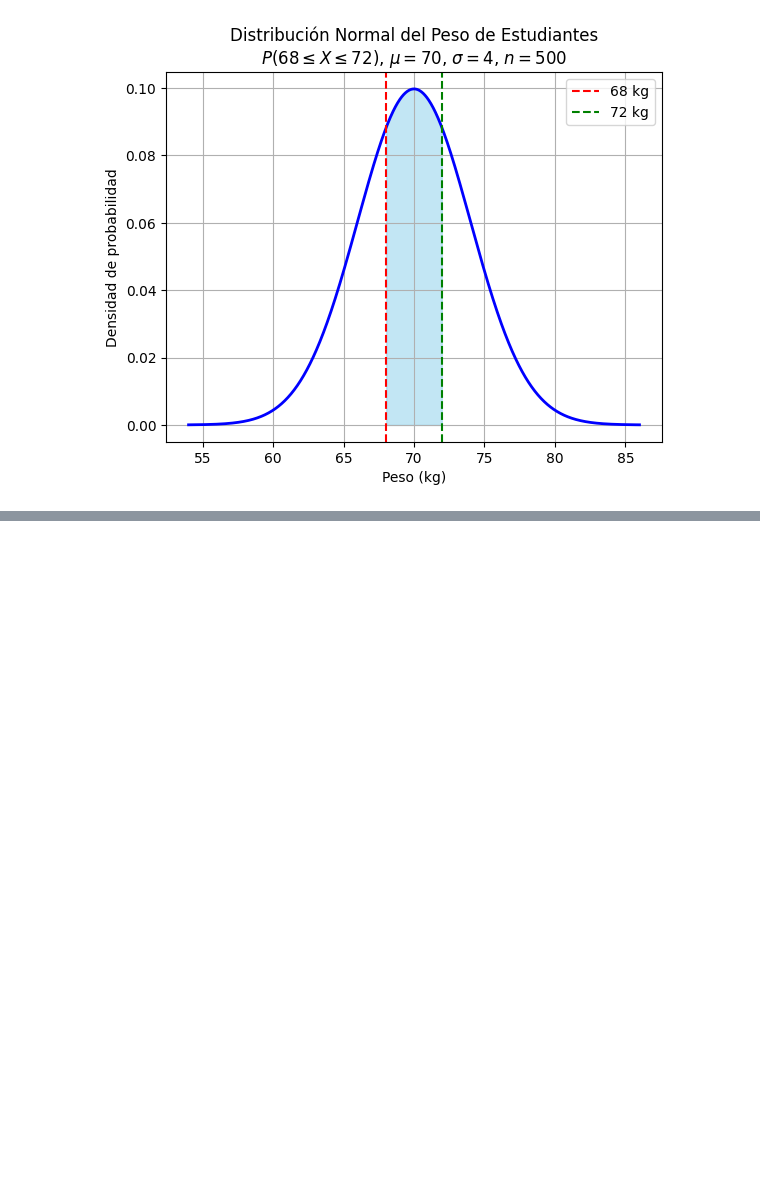
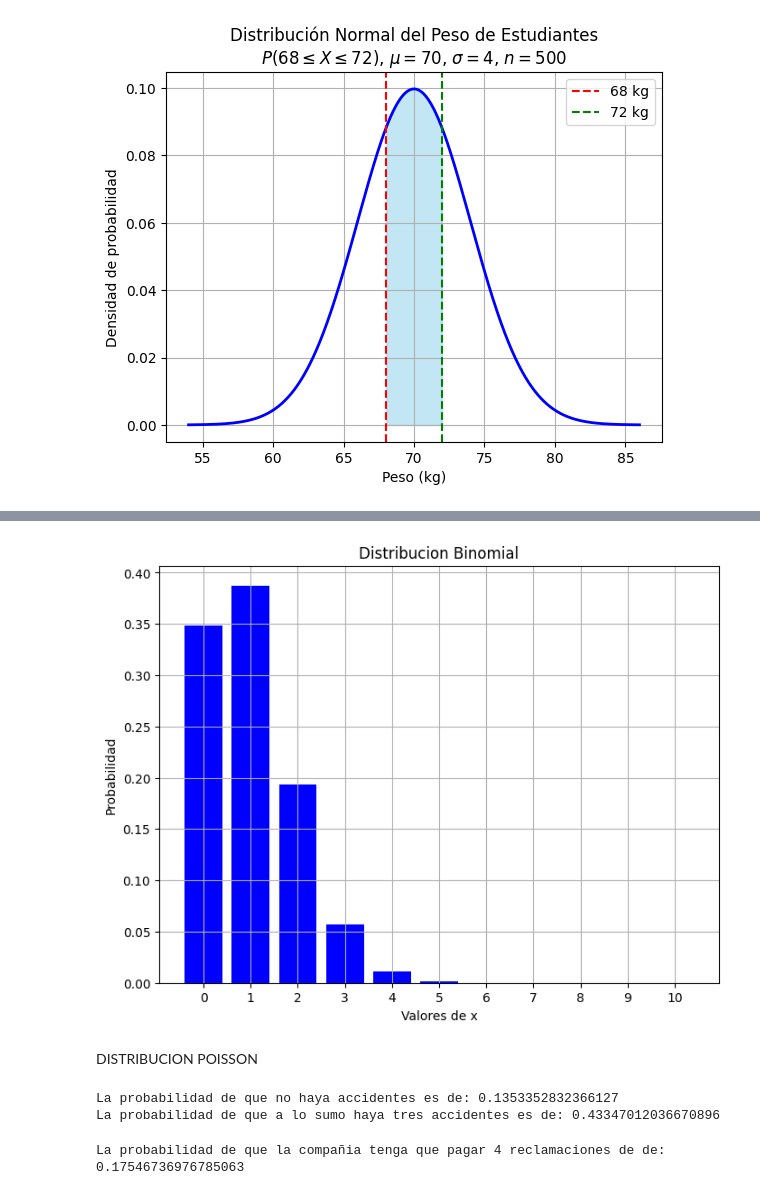
Before and after one commit to JorgeLopez06/Probabilidad_Y_Estadistica, a Jupyter notebook: Ejrcicios_de_valor_esperado_Unidad_4.ipynb, the cells around one changed output, grey strips where cells are left out. Cells and saved outputs as stored; diff of their text form; code cells hidden in the pictures; blank space fills up the shorter version.

```diff
--- a/Ejrcicios_de_valor_esperado_Unidad_4.ipynb
+++ b/Ejrcicios_de_valor_esperado_Unidad_4.ipynb
@@ -206,0 +233,9 @@ Número estimado de estudiantes entre 68 y 72 kg: 191.46
+# %%
+#Para una variable aleatoria binomial de n=10 y una probabilidad de 0.10
+#Encontrar la probabilidad de la variable aleatoria x = 2. Realizar un programa en python que resuelva el problema usando una distribucion de probabilidad binomial
+from scipy.stats import binom
+n=10
+p=0.10
+x=2
+probabilidad_x_2=binom.pmf(x,n,p)
+print("La probabilidad de que la variable aleatoria x sea igual a 2 es de:", probabilidad_x_2)
@@ -206,0 +244,18 @@ Número estimado de estudiantes entre 68 y 72 kg: 191.46
+# %%
+#Una variable aleatoria binomial de n=10 con probabilidad de 0.10
+#Calcular las probabilidades para cada valor de x=0 hasta 10
+#Imprimir la tabla de valores de x y sus probabilidades
+#Gráficar el histograma de la distribucion binomial
+
+import numpy as np
+import matplotlib.pyplot as plt
+from scipy.stats import binom
+
+n=10
+p=0.10
+
+valores_x=np.arange(0,n+1)
+probabilidades_x=[binom.pmf(x,n,p) for x in valores_x]
+print("Valores de x y sus probabilidades:")
+for x, probabilidad in zip(valores_x,probabilidades_x):
+  print(f"{x}\t\t{probabilidad}")
@@ -206,0 +275,52 @@ Número estimado de estudiantes entre 68 y 72 kg: 191.46
+# %%
+#Histograma distribucion binomial
+plt.figure(figsize=(8,6))
+plt.bar(valores_x,probabilidades_x,color='blue')
+plt.title("Distribucion Binomial")
+plt.xlabel("Valores de x")
+plt.ylabel("Probabilidad")
+plt.xticks(valores_x)
+plt.grid(True)
+plt.show()
+# %% [output]
+[figure, added]
+# %% [markdown]
+DISTRIBUCION POISSON
+# %%
+#El numero promedio de accidentes de transito en cierto crusero de carretera es de dos por semana. supongamos que el numero de accidentes sigue una distribucion de poisson con una media = 2 .
+#1 encuentre la probabilidad de que no haya accidentes en este crucero de carretera durante un periodo de 1 semana.
+#2 encuentre la probabilidad de que a lo sumo haya tres accidentes en esta sección de carretera durante un periodo de 3 semanas.
+
+from scipy.stats import poisson
+
+#1
+
+media_accidentes=2
+
+probabilidad_0_accidentes= poisson.pmf(0,media_accidentes)
+print("La probabilidad de que no haya accidentes es de:", probabilidad_0_accidentes)
+
+#2
+
+media_2_semanas= media_accidentes * 2
+
+probabilidad_3_accidentes= poisson.cdf(3,media_2_semanas)
+print("La probabilidad de que a lo sumo haya tres accidentes es de:", probabilidad_3_accidentes)
+# %% [output]
+La probabilidad de que no haya accidentes es de: 0.1353352832366127
+La probabilidad de que a lo sumo haya tres accidentes es de: 0.43347012036670896
+# %%
+#En una compañia de seguros de vida asegura las vidas de 5000 hombres de 43 años de edad
+#Si estudias actuariales muestran que la probabilidad de que cualquier hombre de 42 años uera en un año determinado es de .001, encuentre las probabilidad exacta de que la compañia tendra que pagar x = 4 reclamaciones durante un año determinado
+
+from scipy.stats import poisson
+
+media_muertes = 5000*0.001
+
+x = 4 #reclamaciones del seguro
+
+probabilidad_4_reclamaciones = poisson.pmf(x, media_muertes)
+
+print("La probabilidad de que la compañia tenga que pagar 4 reclamaciones de de: ", probabilidad_4_reclamaciones)
+# %% [output]
+La probabilidad de que la compañia tenga que pagar 4 reclamaciones de de:  0.17546736976785063
```
Also changed, not shown: parts of 5 cells of this notebook.
